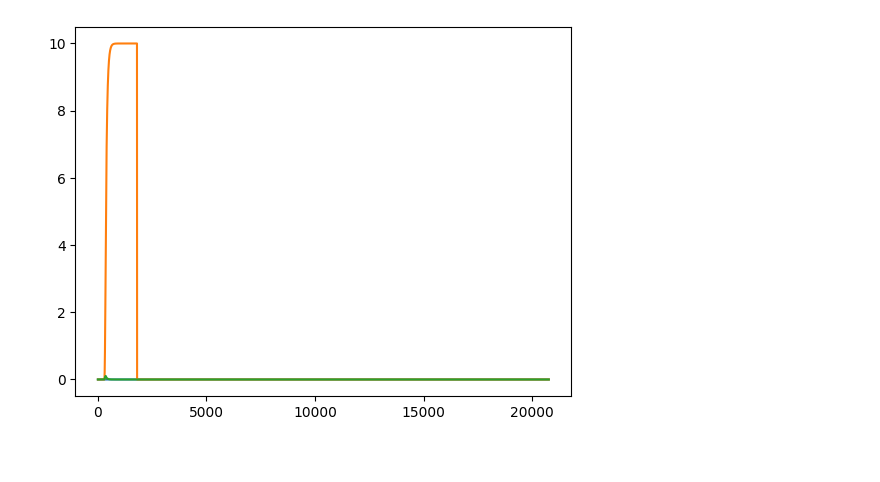
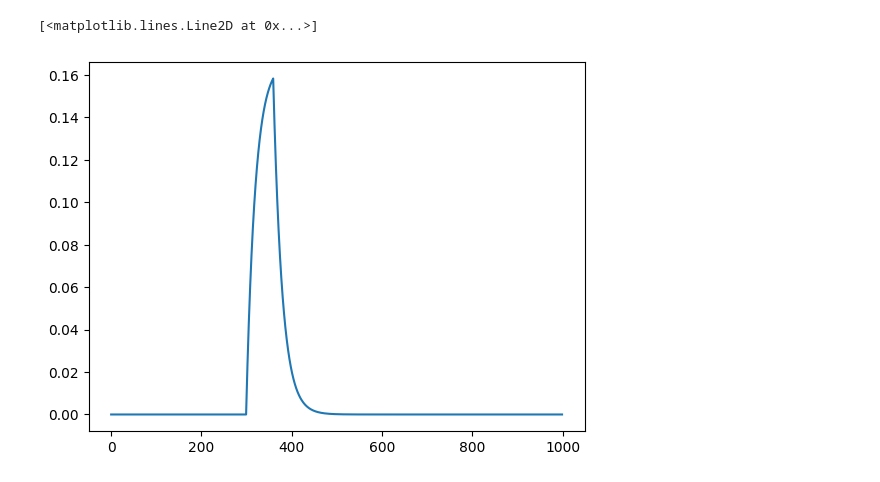
Before and after one commit to AnesthesiaSimulation/stimuli_effect_identification, a Jupyter notebook: scripts/disturbance_vdb.ipynb, the cells around one changed output. Saved outputs shown, nothing was run; the diff lists cells and outputs as text; code cells hidden in the pictures.

```diff
--- a/scripts/disturbance_vdb.ipynb
+++ b/scripts/disturbance_vdb.ipynb
@@ -90,12 +90,11 @@ df_simu_dist = Patient_simu_dist.dataframe
 #     u_propo=data_case['Propofol']*20/3600,
 #     u_remi=data_case['Remifentanil']*20/3600
 #     )
-# %%
-for index in [5,7,9]:
-    plt.plot(x_hemo[:,index])
-plt.show()
-# %% [output]
-[figure, removed]
+# %%
+plt.plot(x_hemo[:1000,9])
+# %% [output]
+[<matplotlib.lines.Line2D at 0x...>]
+[figure, added]
 # %%
 loss = 0
 for signal in ['HR', 'MAP', 'SV']:
```
Also changed, not shown: parts of 9 cells of this notebook, 4 other files.
